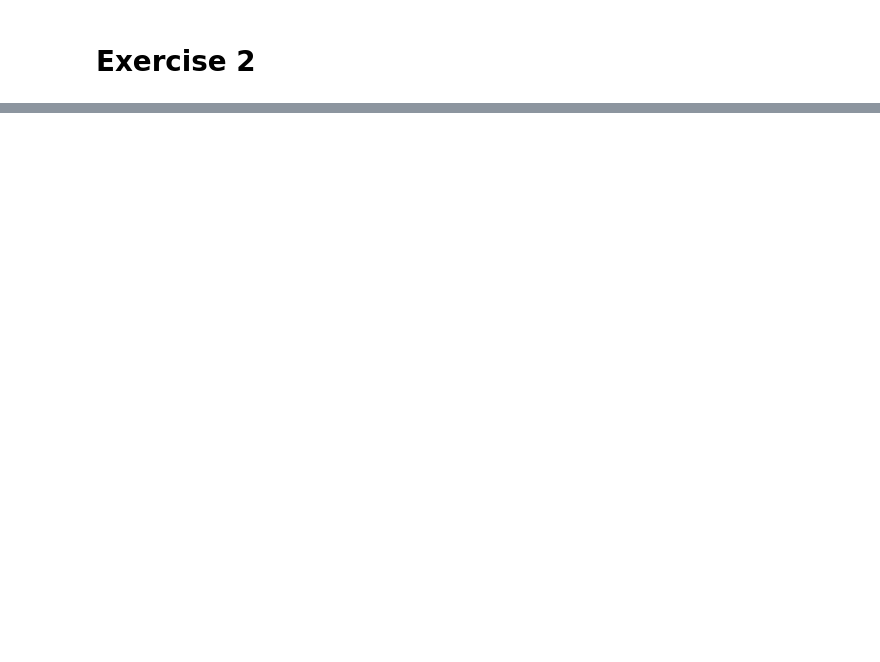
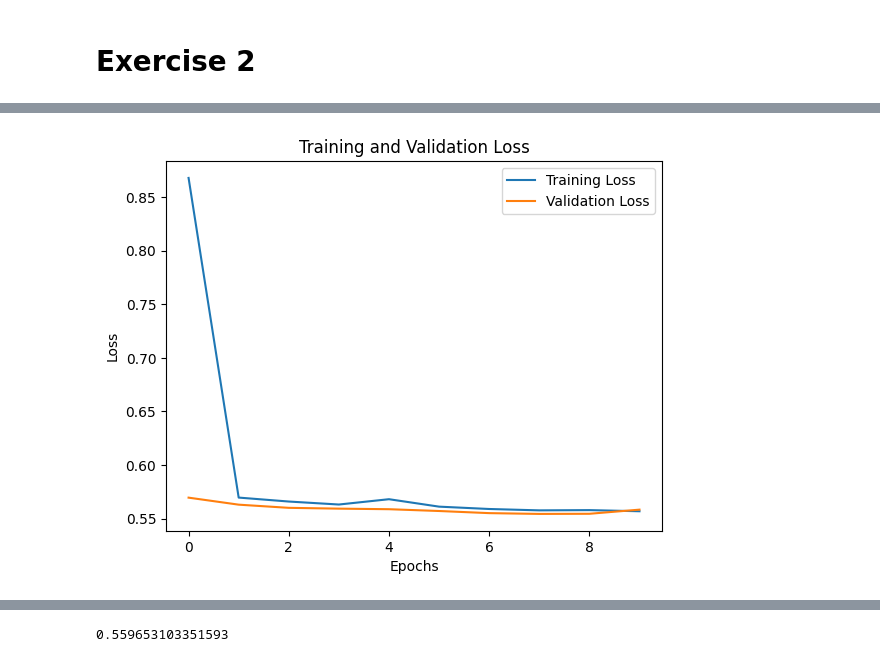
Before and after one commit to florentd01/ACML-1, a Jupyter notebook: Assignment2.ipynb, the cells around one changed output, grey strips where cells are left out. Drawn from its saved outputs; the diff is of its cells as text; code cells hidden in the pictures; blank space fills up the shorter version.

```diff
--- a/Assignment2.ipynb
+++ b/Assignment2.ipynb
@@ -102,7 +142,6 @@ plt.show()
 # %%
 layers = [Conv2D, MaxPooling2D, UpSampling2D]
 # %%
-
 def model_builder(structure, model_params):
     latent_space_sizes = list()
     input_img = Input(shape=(32, 32, 3))
@@ -110,7 +149,7 @@ def model_builder(structure, model_params):
     padding = 1
     ## Set up the first layer
     params = structure[0]["params"]
-    x = Conv2D(params[0], params[1], activation=params[3], padding=params[4])(input_img)
+    x = Conv2D(params[0], params[1], activation=params[3], padding=params[4], strides=params[5])(input_img)
     # calculate layer rep. size for first layer
     input_volume = input_volume / params[2]
     latent_space_sizes.append(get_conv_layer_representation_size(input_volume, params[1][0], padding, params[2], params[0]))
@@ -120,7 +159,7 @@ def model_builder(structure, model_params):
     for i,layer in enumerate(structure):
         params = layer["params"]
         if layer["layer"] == 0:
-            x = Conv2D(params[0], params[1], activation=params[3], padding=params[4])(x)
+            x = Conv2D(params[0], params[1], activation=params[3], padding=params[4], strides=params[5])(x)
             input_volume = input_volume / params[2]
             latent_space_sizes.append(get_conv_layer_representation_size(input_volume, params[1][0], padding, params[2], params[0]))
 
@@ -143,0 +212,4 @@ def get_conv_layer_representation_size(W, K, P, S, C):
+# %%
+model2, latent_space_sizes = model_builder(model_structure, model_params)
+print(model2.summary())
+print(latent_space_sizes)
@@ -143,0 +234,6 @@ def get_conv_layer_representation_size(W, K, P, S, C):
+# %%
+history = model2.fit(x_train, x_train,
+                epochs=epochs,
+                batch_size=batch_size,
+                shuffle=True,
+                validation_data=(x_val, x_val))
@@ -143,0 +261,11 @@ def get_conv_layer_representation_size(W, K, P, S, C):
+# %%
+plt.plot(history.history['loss'], label='Training Loss')
+plt.plot(history.history['val_loss'], label='Validation Loss')
+plt.title('Training and Validation Loss')
+plt.xlabel('Epochs')
+plt.ylabel('Loss')
+plt.legend()
+plt.show()
+model2.evaluate(x_test, x_test)
+# %% [output]
+[figure, added]
@@ -143,0 +273 @@ def get_conv_layer_representation_size(W, K, P, S, C):
+0.559653103351593
```
Also changed, not shown: parts of 56 cells of this notebook.
